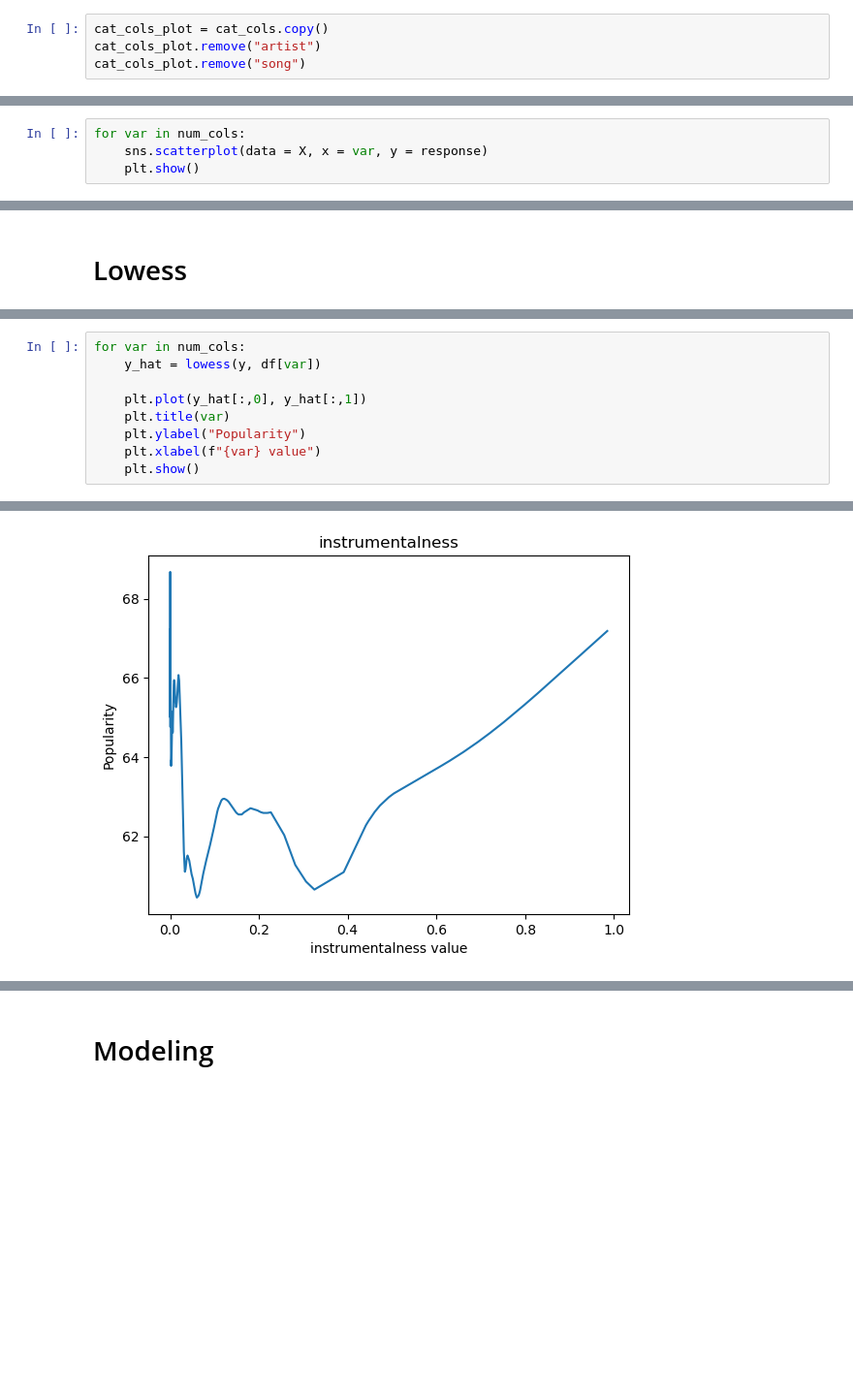
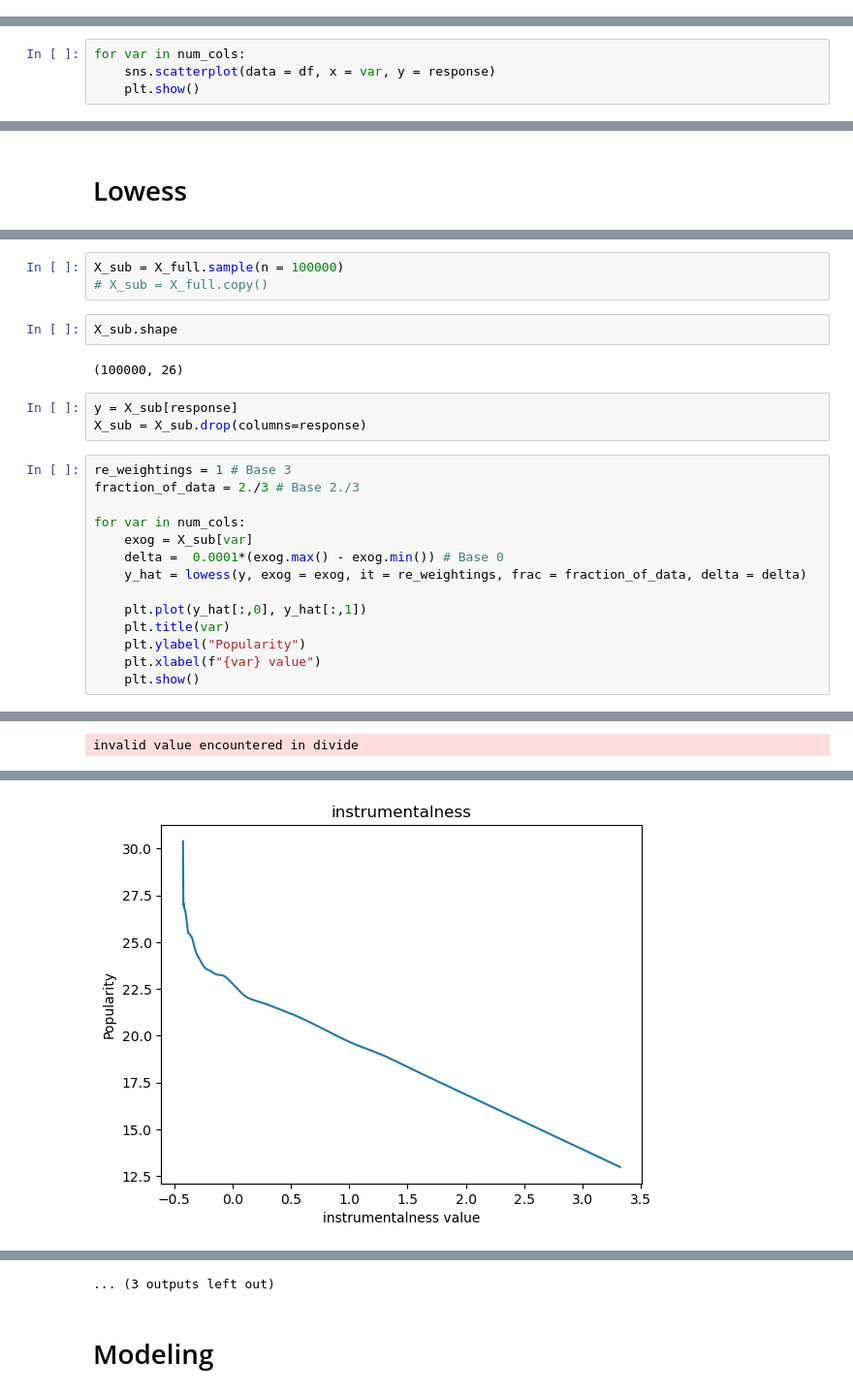
Before and after one commit to Zoroa1885/Spotify_song_popularity_prediction, a Jupyter notebook: spotify_song_popularity_prediction.ipynb, the cells around one changed output, grey strips where cells are left out. Shown at 97% size. Drawn from its saved outputs; the diff is of its cells as text; blank space fills up the shorter version.

```diff
--- a/spotify_song_popularity_prediction.ipynb
+++ b/spotify_song_popularity_prediction.ipynb
@@ -241,10 +287,6 @@ plt.show()
 [figure]
 # %% [markdown]
 ## Categorical Variable
-# %%
-cat_cols_plot = cat_cols.copy()
-cat_cols_plot.remove("artist")
-cat_cols_plot.remove("song")
 # %%
 for var in cat_cols_plot:
     plt.title(var)
@@ -291,5 +318,5 @@ plt.show()
 # %%
 for var in num_cols:
-    sns.scatterplot(data = X, x = var, y = response)
+    sns.scatterplot(data = df, x = var, y = response)
     plt.show()
 # %% [output]
@@ -316,6 +341,21 @@ NameError: name 'sm' is not defined
+# %%
+X_sub = X_full.sample(n = 100000)
+# X_sub = X_full.copy()
+# %%
+X_sub.shape
+# %% [output]
+(100000, 26)
+# %%
+y = X_sub[response]
+X_sub = X_sub.drop(columns=response)
 # %%
+re_weightings = 1 # Base 3
+fraction_of_data = 2./3 # Base 2./3
+
 for var in num_cols:
-    y_hat = lowess(y, df[var])
+    exog = X_sub[var]
+    delta =  0.0001*(exog.max() - exog.min()) # Base 0
+    y_hat = lowess(y, exog = exog, it = re_weightings, frac = fraction_of_data, delta = delta)
 
     plt.plot(y_hat[:,0], y_hat[:,1])
     plt.title(var)
@@ -326,0 +367 @@ for var in num_cols:
+invalid value encountered in divide
@@ -335 +376 @@ for var in num_cols:
-[figure, old version]
+[figure, new version]
@@ -339,3 +378,4 @@ for var in num_cols:
+... (3 outputs left out)
 # %% [markdown]
 # Modeling
 # %% [markdown]
```
Also changed, not shown: parts of 49 cells of this notebook.
